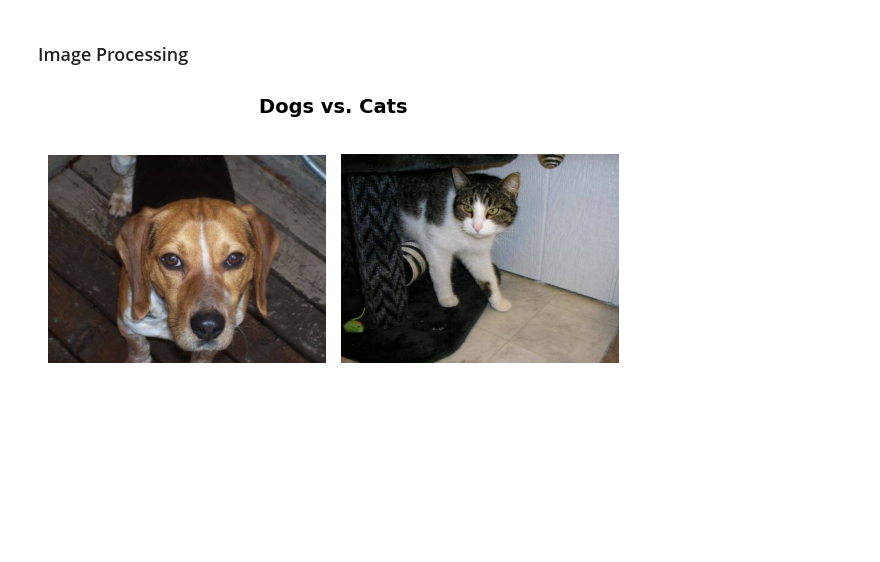
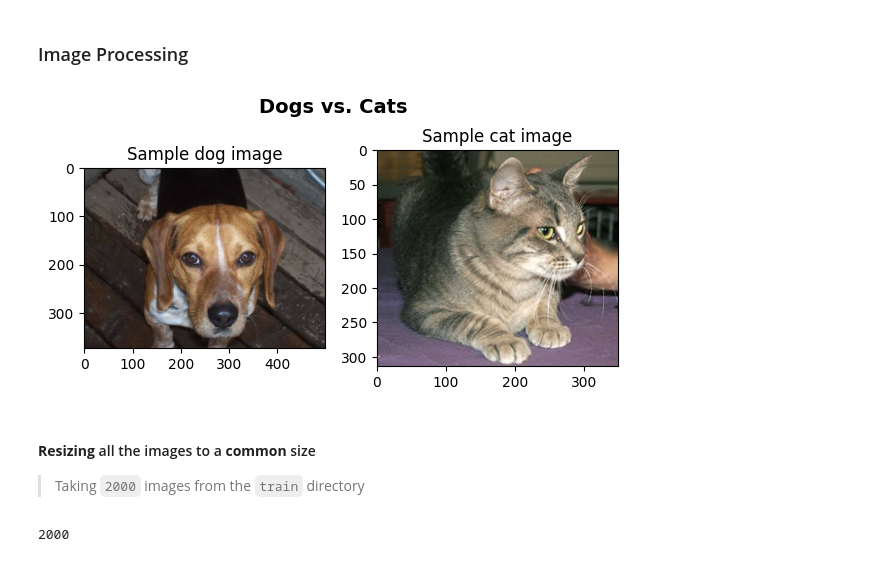
Before and after one commit to nirmit27/ds-and-ml, a Jupyter notebook: DL/Dogs_vs_Cats.ipynb, the cells around one changed output. Saved outputs shown, nothing was run; the diff lists cells and outputs as text; code cells hidden in the pictures; blank space fills up the shorter version.

```diff
--- a/DL/Dogs_vs_Cats.ipynb
+++ b/DL/Dogs_vs_Cats.ipynb
@@ -77,17 +85,40 @@ Number of TESTING images : 12500
 # %%
 fig, axs = plt.subplots(1, 2, figsize=(6, 3))
 fig.suptitle("Dogs vs. Cats", fontweight='bold', fontsize=14)
 
 img1 = mplimg.imread(f"{tr_path}/{files1[2]}")
-img2 = mplimg.imread(f"{tr_path}/{files1[11]}")
+img2 = mplimg.imread(f"{tr_path}/{files1[680]}")
 
 axs[0].imshow(img1)
-axs[0].axis("off")
+# axs[0].axis("off")
+axs[0].set_title("Sample dog image")
 
 axs[1].imshow(img2)
-axs[1].axis("off")
+# axs[1].axis("off")
+axs[1].set_title("Sample cat image")
 
 plt.tight_layout()
 plt.show()
 # %% [output]
-[figure, old version]
+[figure, new version]
+# %% [markdown]
+#### **Resizing** all the images to a **common** size
+> Taking `2000` images from the `train` directory
+# %%
+new_tr_path = r"/content/resized_train/"
+os.mkdir(new_tr_path)
+
+for i in range(2000):
+  img_file = os.listdir(tr_path)[i]
+  img_filepath = tr_path + '/' + img_file
+
+  img = Image.open(img_filepath)
+  img = img.resize((224, 224))
+  img = img.convert('RGB')
+
+  new_img_filepath = new_tr_path + img_file
+  img.save(new_img_filepath)
+
+len(os.listdir(new_tr_path))
+# %% [output]
+2000
```
Also changed, not shown: parts of 3 cells of this notebook.
